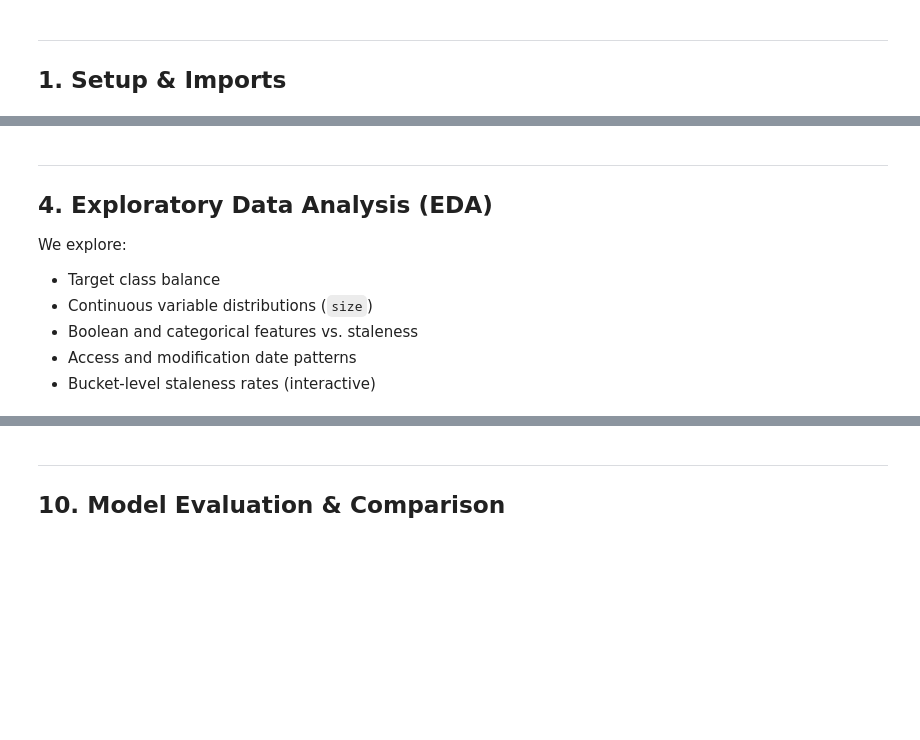
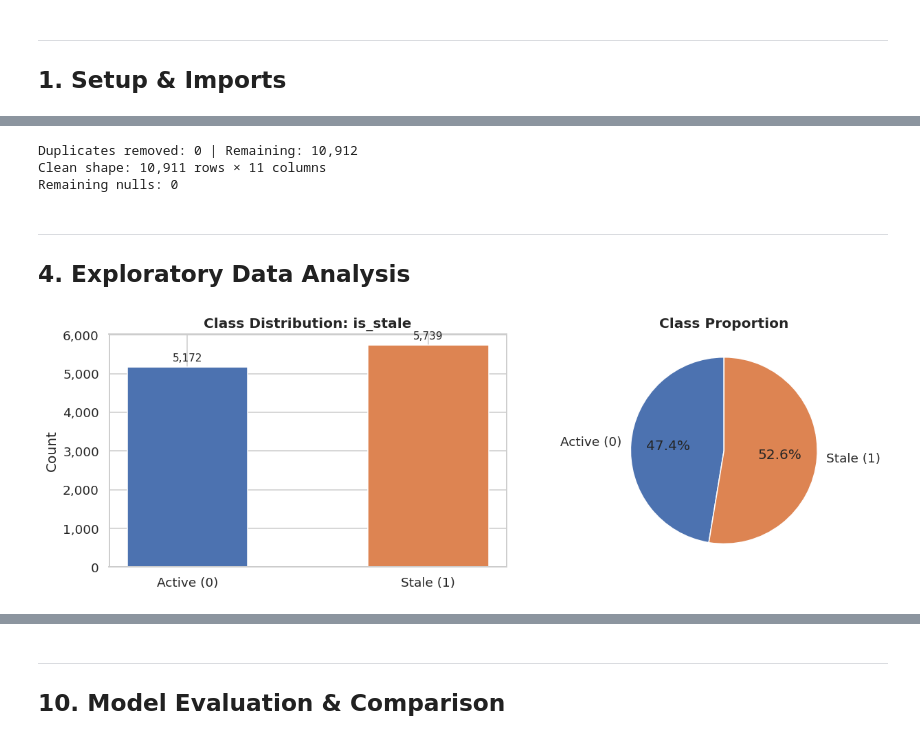
Before and after one commit to raghugovind-source/Capstone, a Jupyter notebook: staleness_predictor.ipynb, the cells around one changed output, grey strips where cells are left out. Drawn from its saved outputs; the diff is of its cells as text; code cells hidden in the pictures; blank space fills up the shorter version.

```diff
--- a/staleness_predictor.ipynb
+++ b/staleness_predictor.ipynb
@@ -81,27 +81,19 @@ We load the CSV, parse both date columns (`last Modified` and `last accessed col
 # %%
-# Load CSV — parse both date columns immediately for efficiency
+# Load CSV — parse both date columns at read time
 df = pd.read_csv(
     DATA_PATH,
     parse_dates=['last Modified', 'last accessed column'],
     low_memory=False
 )
 
-# Normalise column names: strip whitespace, lowercase, underscores
+# Normalise column names: strip, lowercase, underscores
 df.columns = (
-    df.columns
-    .str.strip()
-    .str.lower()
+    df.columns.str.strip().str.lower()
     .str.replace(' ', '_', regex=False)
 )
-
-# Rename verbose column to concise names
-df = df.rename(columns={
-    'last_modified':        'last_modified',
-    'last_accessed_column': 'last_accessed'
-})
+df = df.rename(columns={'last_accessed_column': 'last_accessed'})
 
 print(f'Shape: {df.shape[0]:,} rows × {df.shape[1]} columns')
 print('\nColumn dtypes:')
 print(df.dtypes)
-print('\nFirst 3 rows:')
 df.head(3)
@@ -171,36 +154,60 @@ print(f'Total nulls : {df.isna().sum().sum()}')
+# %%
+# ── Duplicates ─────────────────────────────────────────────────────────────────
+n_before = len(df)
+df = df.drop_duplicates()
+print(f'Duplicates removed: {n_before - len(df):,} | Remaining: {len(df):,}')
+
+# ── Drop rows with no label ────────────────────────────────────────────────────
+df = df.dropna(subset=['is_stale'])
+
+# ── Categorical imputation ─────────────────────────────────────────────────────
+df['version_id']      = df['version_id'].fillna('none')
+df['encryption_type'] = df['encryption_type'].fillna('NONE')
+
+# ── Fix invalid sizes ──────────────────────────────────────────────────────────
+df.loc[df['size'] <= 0, 'size'] = np.nan
+df['size'] = df['size'].fillna(df['size'].median())
+
+# ── Drop rows with no modification date ───────────────────────────────────────
+df = df.dropna(subset=['last_modified'])
+
+# ── Flag and fill missing last_accessed ───────────────────────────────────────
+# never_accessed is itself a strong staleness signal
+df['never_accessed'] = df['last_accessed'].isna().astype(int)
+df['last_accessed']  = df['last_accessed'].fillna(df['last_modified'])
+
+# ── Cast booleans to int ───────────────────────────────────────────────────────
+for col in ['is_latest', 'delete_marker', 'is_stale']:
+    df[col] = df[col].astype(int)
+
+print(f'Clean shape: {df.shape[0]:,} rows × {df.shape[1]} columns')
+print(f'Remaining nulls: {df.isna().sum().sum()}')
+# %% [output]
+Duplicates removed: 0 | Remaining: 10,912
+Clean shape: 10,911 rows × 11 columns
+Remaining nulls: 0
 # %% [markdown]
 ---
-## 4. Exploratory Data Analysis (EDA)
-
-We explore:
-- Target class balance
-- Continuous variable distributions (`size`)
-- Boolean and categorical features vs. staleness
-- Access and modification date patterns
-- Bucket-level staleness rates (interactive)
+## 4. Exploratory Data Analysis
 # %%
-# ── Target class distribution ──────────────────────────────────────────────────
+# ── Class balance ──────────────────────────────────────────────────────────────
 fig, axes = plt.subplots(1, 2, figsize=(12, 4))
-
 labels = ['Active (0)', 'Stale (1)']
-counts = df['is_stale'].value_counts().sort_index().values
+cnts   = df['is_stale'].value_counts().sort_index().values
 colors = ['#4C72B0', '#DD8452']
 
-# Bar chart with count annotations
-axes[0].bar(labels, counts, color=colors, edgecolor='white', width=0.5)
+axes[0].bar(labels, cnts, color=colors, edgecolor='white', width=0.5)
 axes[0].set_title('Class Distribution: is_stale', fontweight='bold')
 axes[0].set_ylabel('Count')
 axes[0].yaxis.set_major_formatter(mticker.FuncFormatter(lambda x, _: f'{int(x):,}'))
-for i, v in enumerate(counts):
+for i, v in enumerate(cnts):
     axes[0].text(i, v + 150, f'{v:,}', ha='center', fontsize=10)
 
-# Pie chart
-axes[1].pie(counts, labels=labels, autopct='%1.1f%%',
-            colors=colors, startangle=90,
-            wedgeprops={'edgecolor': 'white'})
+axes[1].pie(cnts, labels=labels, autopct='%1.1f%%', colors=colors,
+            startangle=90, wedgeprops={'edgecolor': 'white'})
 axes[1].set_title('Class Proportion', fontweight='bold')
-
-plt.suptitle('Target Variable Overview', fontsize=14, fontweight='bold', y=1.02)
 plt.tight_layout()
 plt.show()
+# %% [output]
+[figure, added]
 # %%
```
Also changed, not shown: parts of 54 cells of this notebook.
